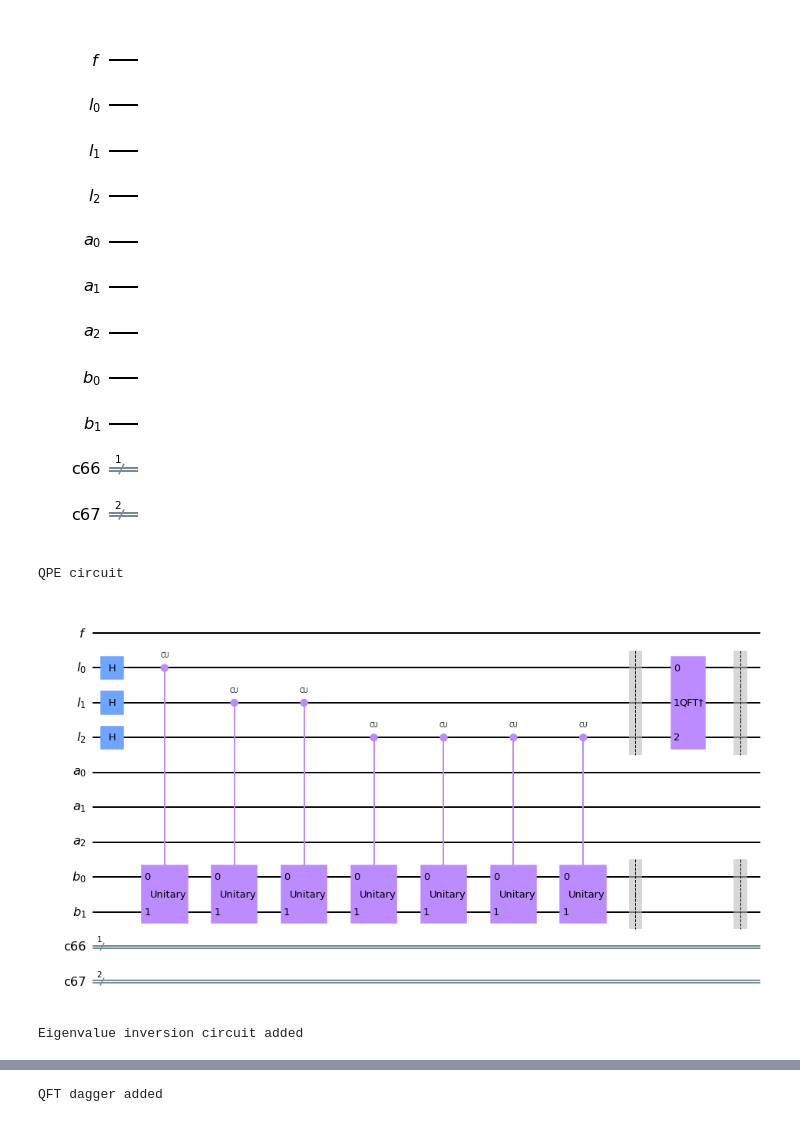
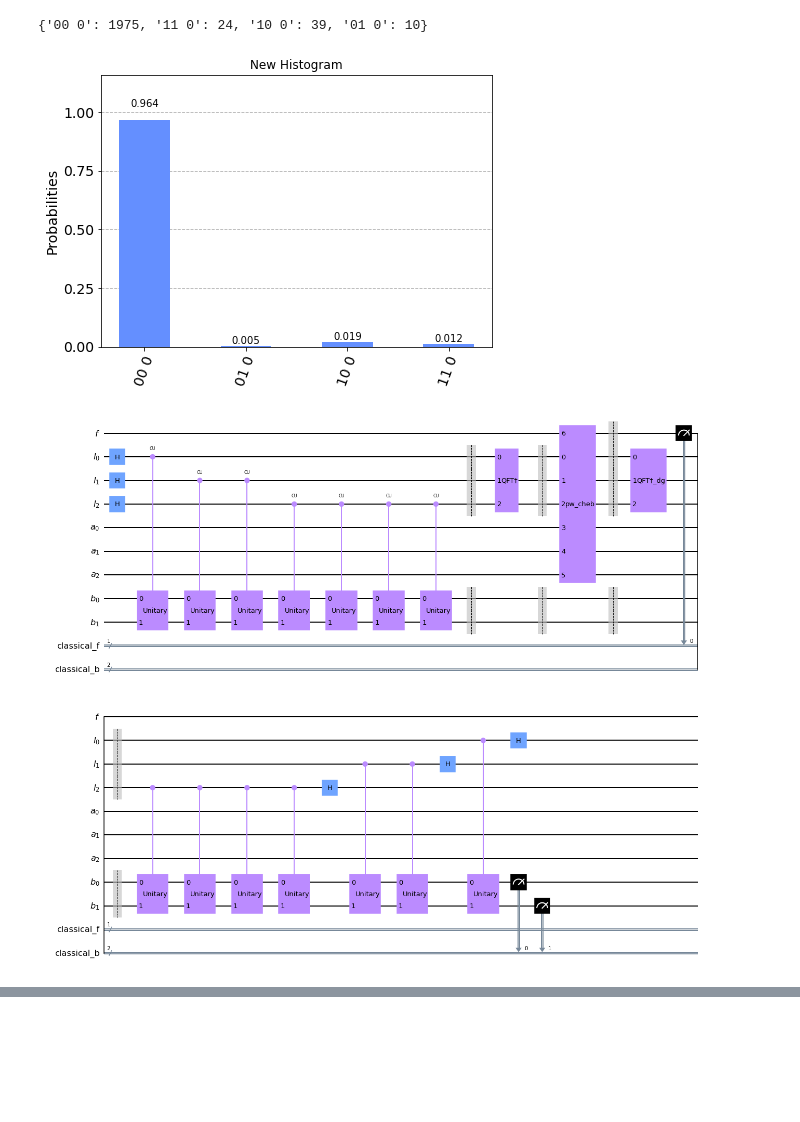
Before and after one commit to AllenGabrielMarchen/HHL_implementation, a Jupyter notebook: code.ipynb, the cells around one changed output, grey strips where cells are left out. Drawn from its saved outputs; the diff is of its cells as text; code cells hidden in the pictures; blank space fills up the shorter version.

Commit message:
measurement part added

```diff
--- a/code.ipynb
+++ b/code.ipynb
@@ -156,29 +157,45 @@ def measurement(n_l,n_b,CU,backend):
 # %%
 def seqential(CU,b,n_l,n_b):
-    #초기화 회로 저장
-    qc = circuit_init(CU, b, n_l, n_f = 1)
-    display(qc.draw(output = 'mpl'))
+    n_f = 1
+
+    nb = int(np.log2(b.shape))
+    nl_rg = QuantumRegister(n_l, "l")
+    nb_rg = QuantumRegister(n_b, "b")
+    na_rg = QuantumRegister(n_l, "a")
+    nf_rg = QuantumRegister(n_f, "f")
+
+    cf = ClassicalRegister(n_f, "classical_f")
+    cb = ClassicalRegister(n_b, "classical_b")
+
+    qc = QuantumCircuit(nf_rg,nl_rg, na_rg, nb_rg, cf, cb)
 
     #QPE 회로 추가
     qc += QPE(n_l,n_b,CU)
-    print("QPE circuit")
-    display(qc.draw(output = 'mpl'))
 
     #Eigenvalue_inversion 회로 추가
     qc += Eigenvalue_inversion(n_l)
-    print("Eigenvalue inversion circuit added")
-    display(qc.draw(output = 'mpl'))
+    qc.barrier(nf_rg)
 
     #QPE_dagger 회로 추가
     qc += QPE_dagger(n_l,n_b,CU)
-    print("QFT dagger added")
-    display(qc.draw(output = 'mpl'))
+
+    qc.measure(nb_rg,cb)
+    qc.measure(nf_rg,cf)
+    #display(qc.draw(output = 'mpl'))
+
+    return qc
+# %%
+t = transpile(seqential(CU,b,n_l,n_b), backend)
+qobj = assemble(t, shots=shots)
+results = backend.run(qobj).result()
+answer = results.get_counts()
+print(answer)
+plot_histogram(answer, title="New Histogram")
+# %% [output]
+{'00 0': 1975, '11 0': 24, '10 0': 39, '01 0': 10}
+[figure, added]
 # %%
-seqential(CU,b,n_l,n_b)
-#qc1 = QPE(n_l,n_b,CU)
-#qc1.draw(output = 'mpl')
+qc = seqential(CU,b,n_l,n_b)
+display(qc.draw(output = 'mpl'))
 # %% [output]
-[figure, old version]
+[figure, new version]
-QPE circuit
-[figure, removed]
-Eigenvalue inversion circuit added
@@ -186 +201,0 @@ Eigenvalue inversion circuit added
-QFT dagger added
```
Also changed, not shown: parts of 3 cells of this notebook.
